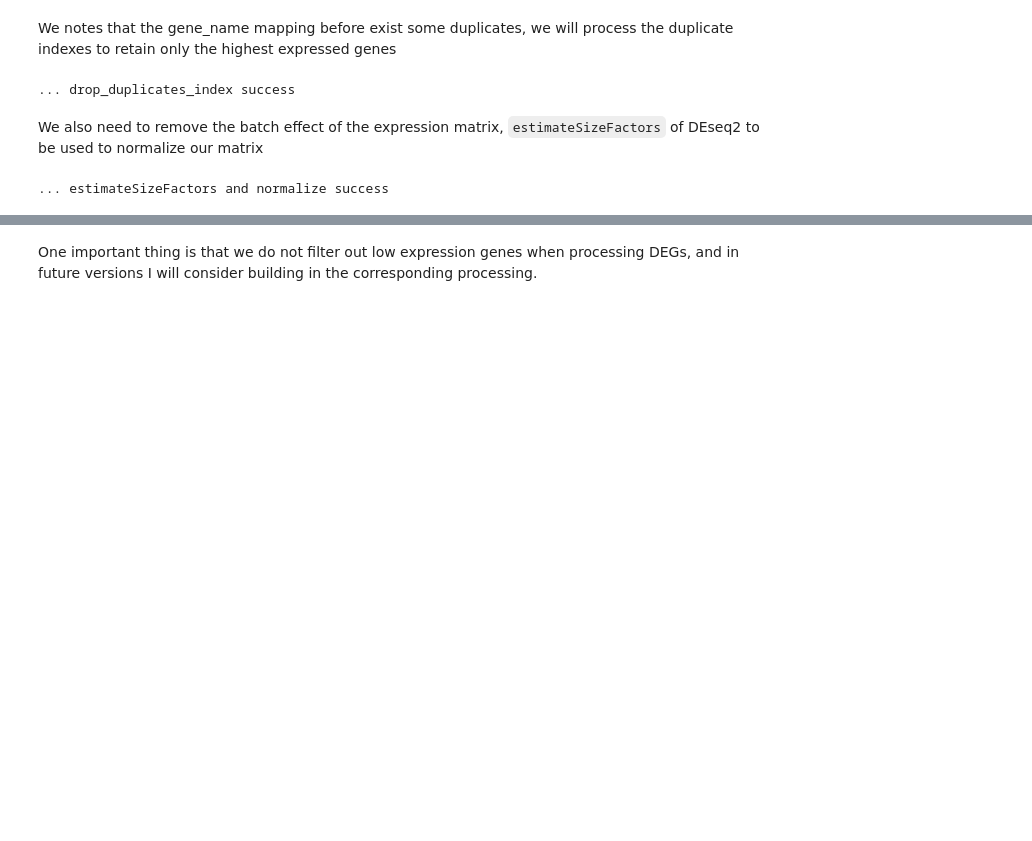
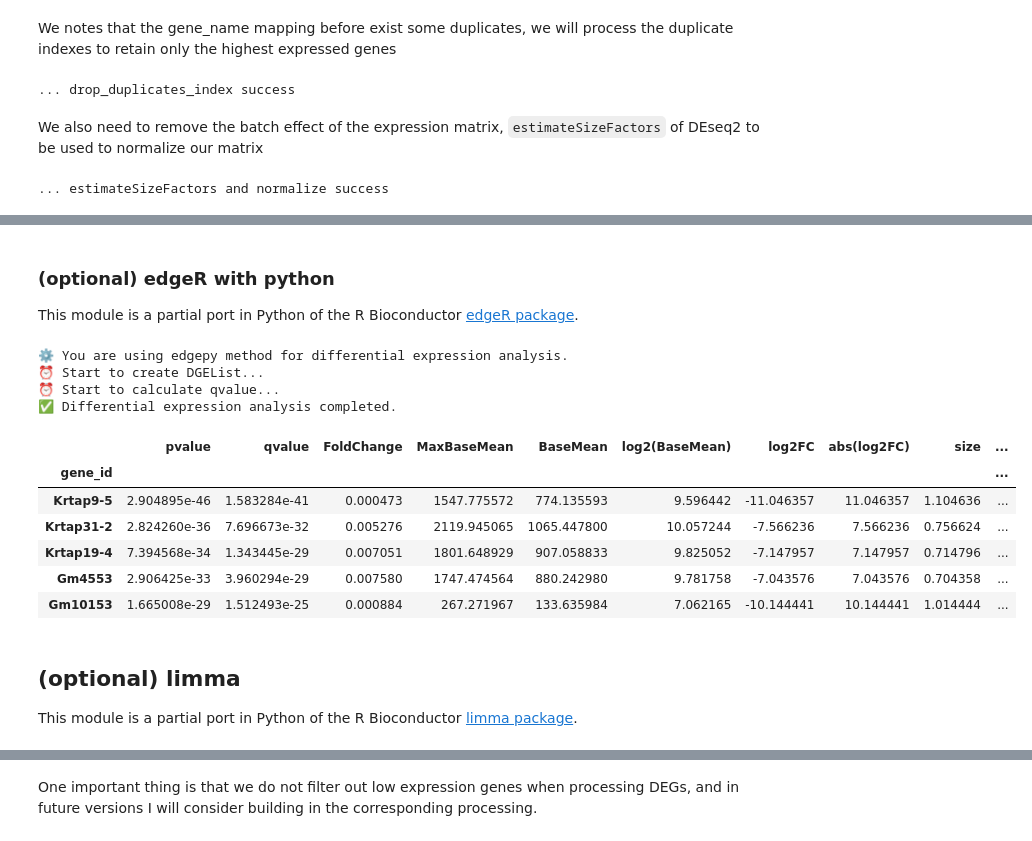
Before and after one commit to Starlitnightly/omicverse, a Jupyter notebook: omicverse_guide/docs/Tutorials-bulk/t_deg.ipynb, the cells around one changed output, grey strips where cells are left out. Drawn from its saved outputs; the diff is of its cells as text; code cells hidden in the pictures; blank space fills up the shorter version.

```diff
--- a/omicverse_guide/docs/Tutorials-bulk/t_deg.ipynb
+++ b/omicverse_guide/docs/Tutorials-bulk/t_deg.ipynb
@@ -110,0 +118,23 @@ result.head()
+# %% [markdown]
+### (optional) edgeR with python
+
+This module is a partial port in Python of the R Bioconductor [edgeR package](https://bioconductor.org/packages/release/bioc/html/edgeR.html).
+# %%
+result_edgepy=dds.deg_analysis(treatment_groups,control_groups,method='edgepy')
+result_edgepy.sort_values('qvalue').head()
+# %% [output]
+⚙️ You are using edgepy method for differential expression analysis.
+⏰ Start to create DGEList...
+⏰ Start to calculate qvalue...
+✅ Differential expression analysis completed.
+|  | pvalue | qvalue | FoldChange | MaxBaseMean | BaseMean | log2(BaseMean) | log2FC | abs(log2FC) | size | ... |
+| gene_id |  |  |  |  |  |  |  |  |  | ... |
+| Krtap9-5 | 2.904895e-46 | 1.583284e-41 | 0.000473 | 1547.775572 | 774.135593 | 9.596442 | -11.046357 | 11.046357 | 1.104636 | ... |
+| Krtap31-2 | 2.824260e-36 | 7.696673e-32 | 0.005276 | 2119.945065 | 1065.447800 | 10.057244 | -7.566236 | 7.566236 | 0.756624 | ... |
+| Krtap19-4 | 7.394568e-34 | 1.343445e-29 | 0.007051 | 1801.648929 | 907.058833 | 9.825052 | -7.147957 | 7.147957 | 0.714796 | ... |
+| Gm4553 | 2.906425e-33 | 3.960294e-29 | 0.007580 | 1747.474564 | 880.242980 | 9.781758 | -7.043576 | 7.043576 | 0.704358 | ... |
+| Gm10153 | 1.665008e-29 | 1.512493e-25 | 0.000884 | 267.271967 | 133.635984 | 7.062165 | -10.144441 | 10.144441 | 1.014444 | ... |
+# %% [markdown]
+## (optional) limma
+
+This module is a partial port in Python of the R Bioconductor [limma package](https://bioconductor.org/packages/release/bioc/html/limma.html).
```
Also changed, not shown: parts of 12 cells of this notebook, 3 other files.
